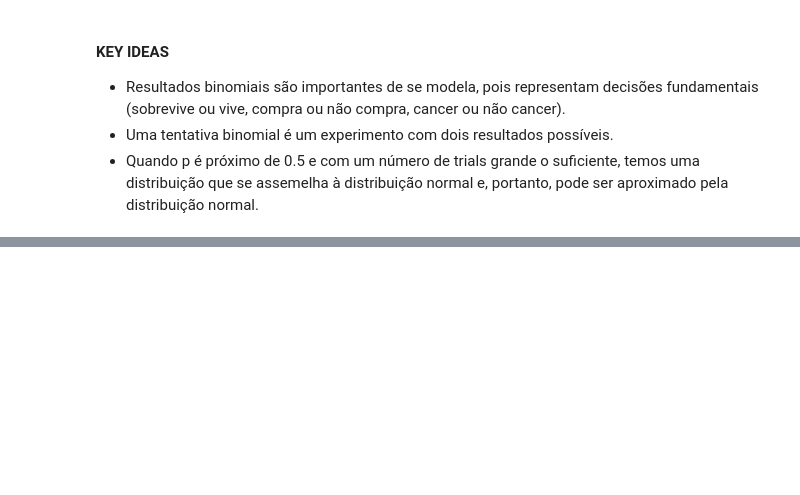
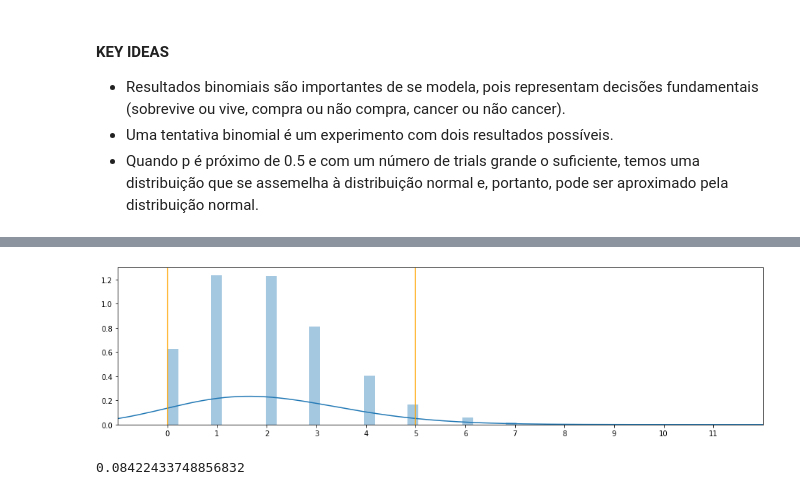
Before and after one commit to hoadcoder/SundayLearning, a Jupyter notebook: notebooks/content/15_sampling.ipynb, the cells around one changed output, grey strips where cells are left out. Cells and saved outputs as stored; diff of their text form; code cells hidden in the pictures; blank space fills up the shorter version.

```diff
--- a/notebooks/content/15_sampling.ipynb
+++ b/notebooks/content/15_sampling.ipynb
@@ -460,0 +532,16 @@ print(cum_perc, "%")
+# %%
+poisson = stats.poisson.rvs(2, size=100_000)
+
+plt.figure(figsize=(16, 4))
+sns.distplot(poisson, kde_kws={'bw':1})
+
+plt.xticks(np.arange(np.min(poisson), np.max(poisson)+1))
+plt.xlim(np.min(poisson)-1, np.max(poisson)+1)
+for perc in np.percentile(poisson, [2.5, 97.5]):
+    plt.axvline(perc, color="orange");
+# %% [output]
+[figure, added]
+# %%
+stats.poisson.pmf(2, 5)
+# %% [output]
+0.08422433748856832
```
Also changed, not shown: parts of 21 cells of this notebook, 1 other file.
